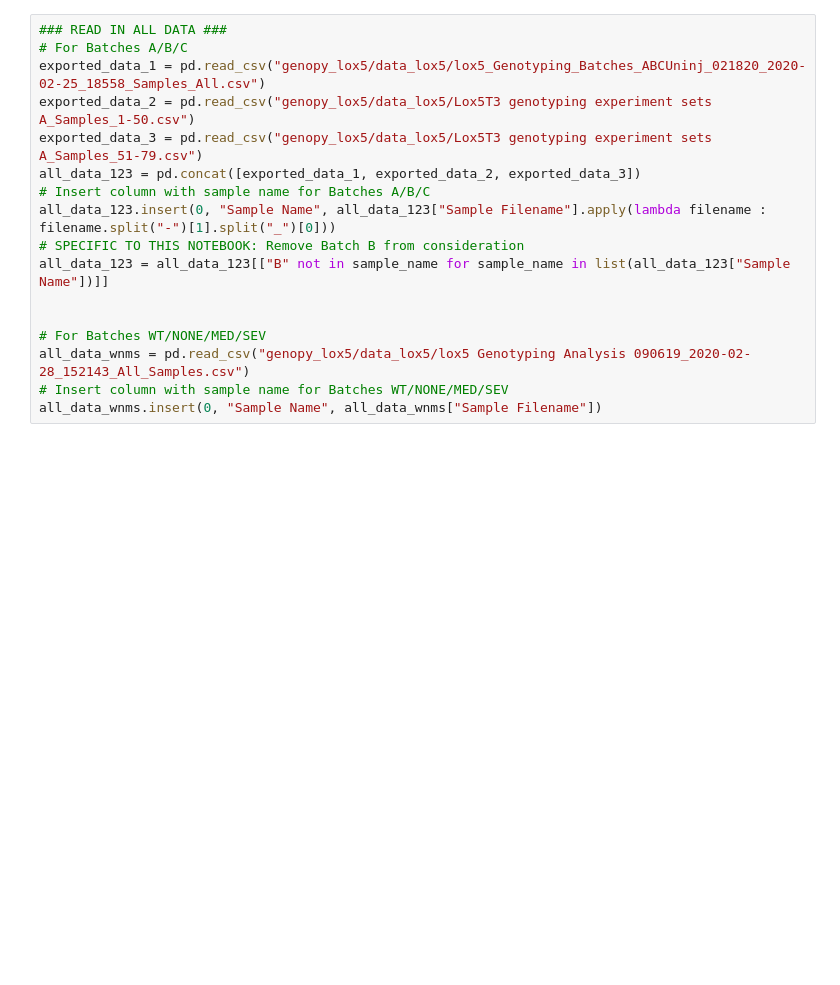
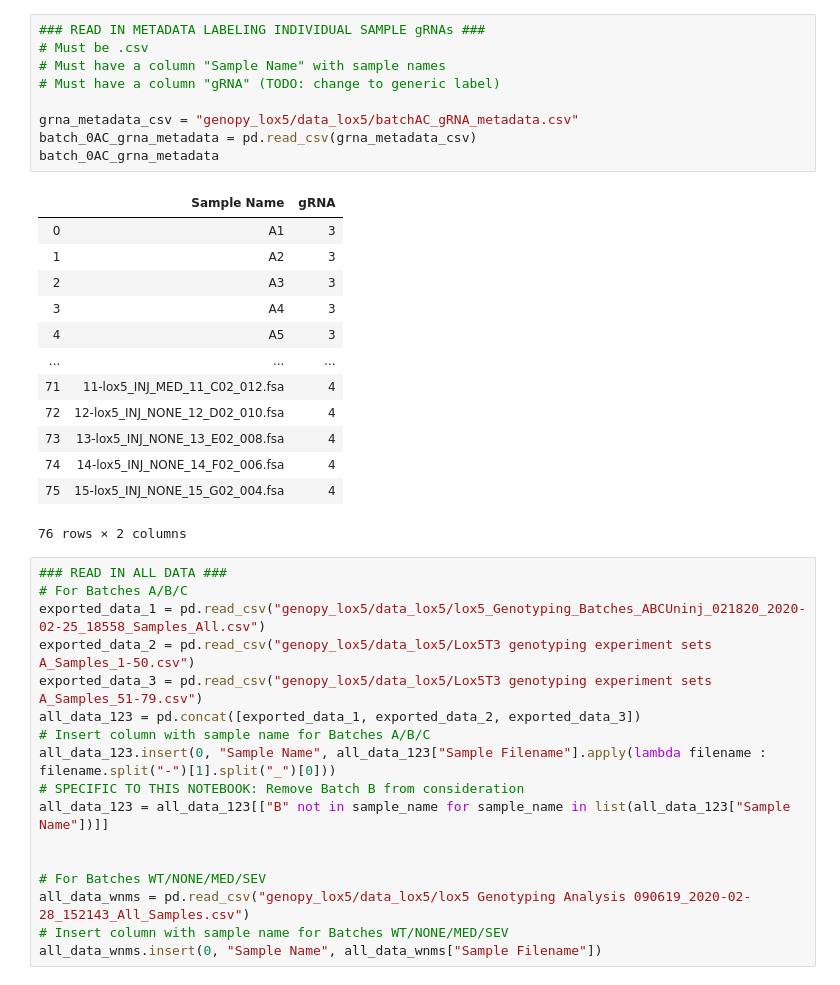
Before and after one commit to davetlee-home/GenoPy, a Jupyter notebook: GenoPy.ipynb, the cells around one changed output. Saved outputs shown, nothing was run; the diff lists cells and outputs as text; blank space fills up the shorter version.

```diff
--- a/GenoPy.ipynb
+++ b/GenoPy.ipynb
@@ -39,6 +39,29 @@ batch_0AC_phenotype_metadata
 | 74 | 14-lox5_INJ_NONE_14_F02_006.fsa | Normal |
 | 75 | 15-lox5_INJ_NONE_15_G02_004.fsa | Normal |
 76 rows × 2 columns
+# %%
+### READ IN METADATA LABELING INDIVIDUAL SAMPLE gRNAs ###
+# Must be .csv
+# Must have a column "Sample Name" with sample names
+# Must have a column "gRNA" (TODO: change to generic label)
+
+grna_metadata_csv = "genopy_lox5/data_lox5/batchAC_gRNA_metadata.csv"
+batch_0AC_grna_metadata = pd.read_csv(grna_metadata_csv)
+batch_0AC_grna_metadata
+# %% [output]
+|  | Sample Name | gRNA |
+| 0 | A1 | 3 |
+| 1 | A2 | 3 |
+| 2 | A3 | 3 |
+| 3 | A4 | 3 |
+| 4 | A5 | 3 |
+| ... | ... | ... |
+| 71 | 11-lox5_INJ_MED_11_C02_012.fsa | 4 |
+| 72 | 12-lox5_INJ_NONE_12_D02_010.fsa | 4 |
+| 73 | 13-lox5_INJ_NONE_13_E02_008.fsa | 4 |
+| 74 | 14-lox5_INJ_NONE_14_F02_006.fsa | 4 |
+| 75 | 15-lox5_INJ_NONE_15_G02_004.fsa | 4 |
+76 rows × 2 columns
 # %%
 ### READ IN ALL DATA ###
 # For Batches A/B/C
```
Also changed, not shown: parts of 7 cells of this notebook.
